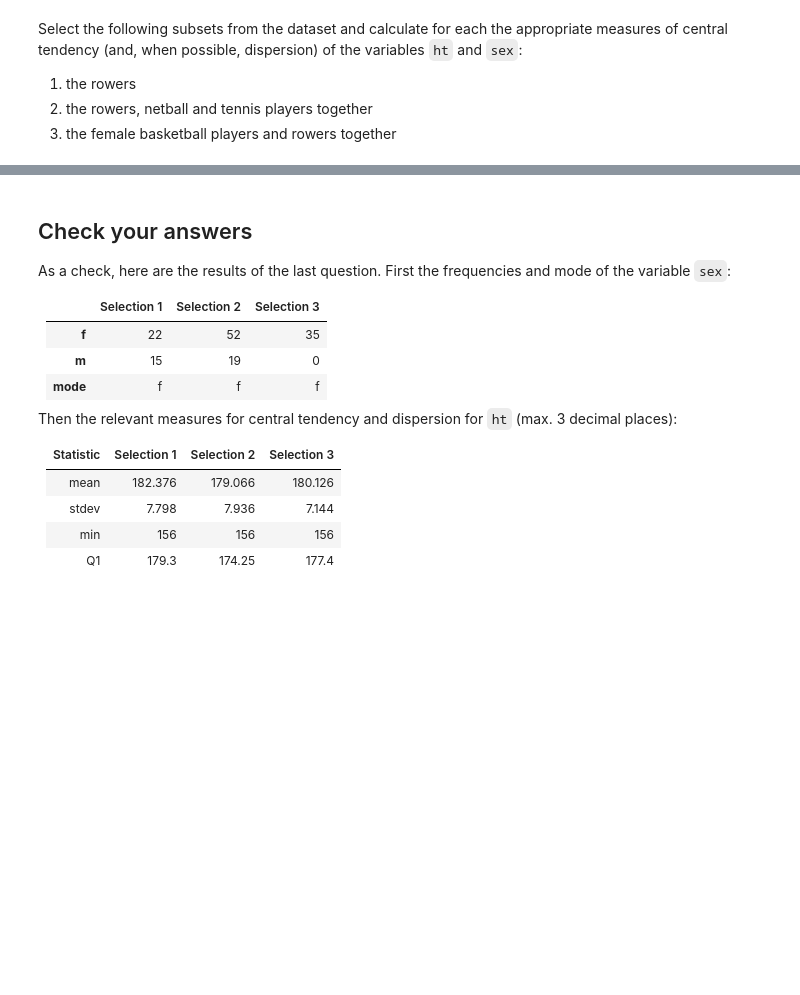
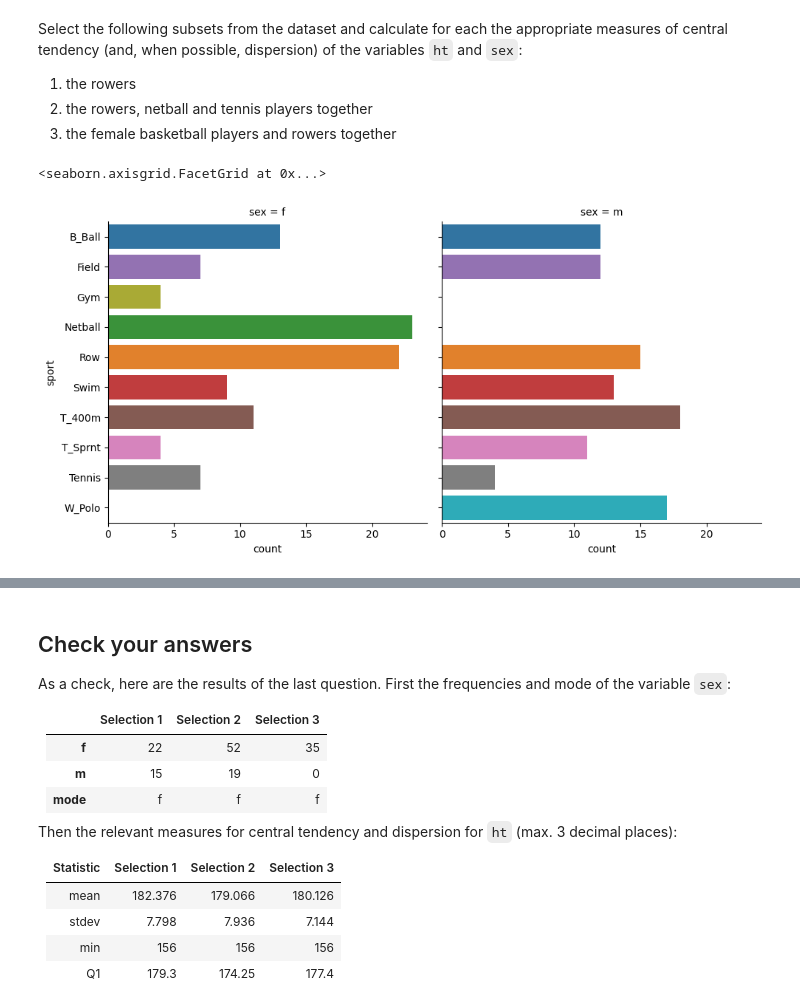
Before and after one commit to arnaudtison/dsai-labs, a Jupyter notebook: 2-analysis-1-var/lab-2.07-ais.ipynb, the cells around one changed output, grey strips where cells are left out. Saved outputs shown, nothing was run; the diff lists cells and outputs as text; code cells hidden in the pictures; blank space fills up the shorter version.

```diff
--- a/2-analysis-1-var/lab-2.07-ais.ipynb
+++ b/2-analysis-1-var/lab-2.07-ais.ipynb
@@ -38,3 +44,15 @@ Select the following subsets from the dataset and calculate for each the appropr
 1. the rowers
 2. the rowers, netball and tennis players together
 3. the female basketball players and rowers together
+# %%
+sns.catplot(
+    col="sex",
+    y="sport",
+    hue="sport",
+    data=ais,
+    kind="count",
+    order=sorted(ais["sport"].unique())  # Ensures unique values for order
+)
+# %% [output]
+<seaborn.axisgrid.FacetGrid at 0x...>
+[figure, added]
```
Also changed, not shown: parts of 10 cells of this notebook.
